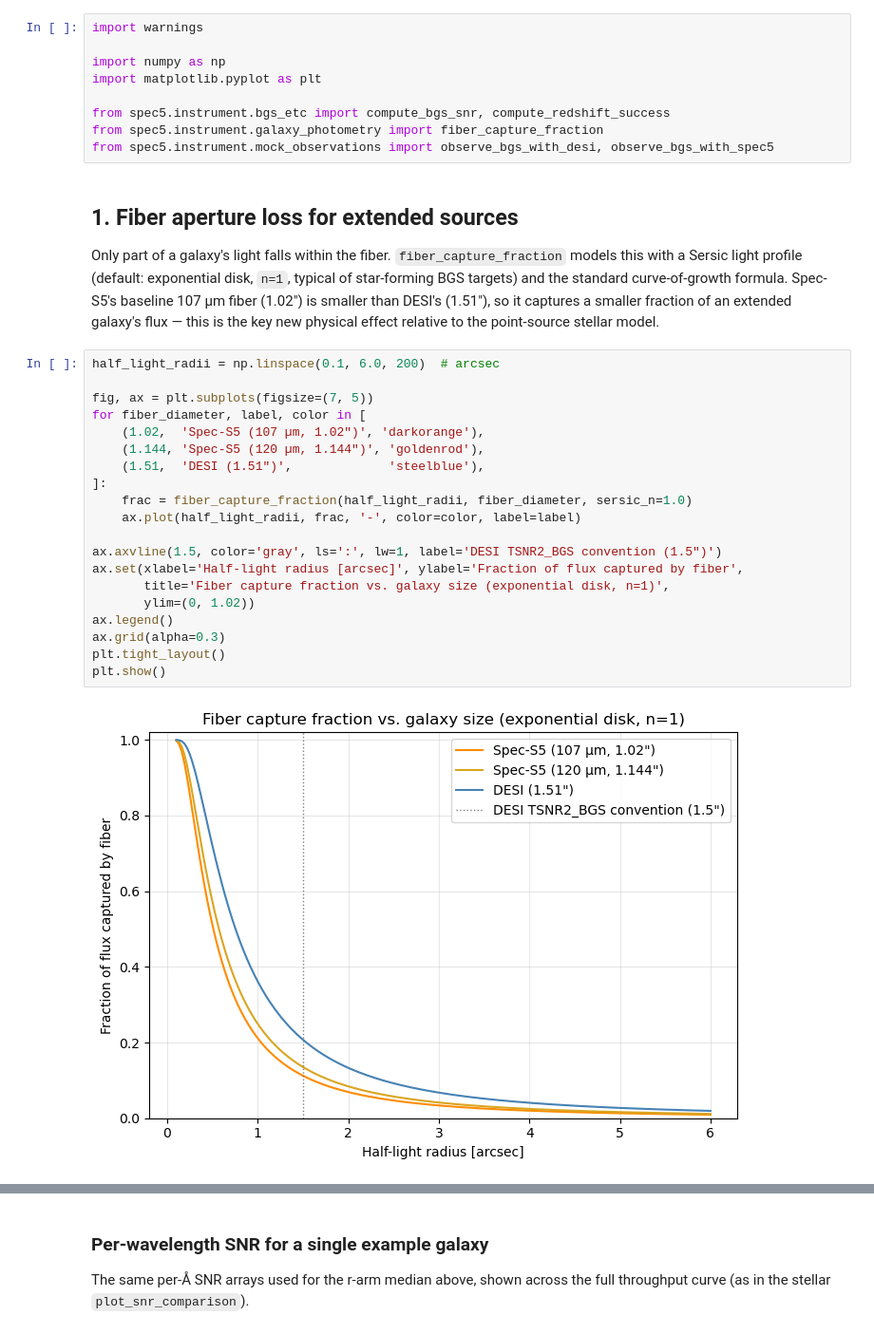
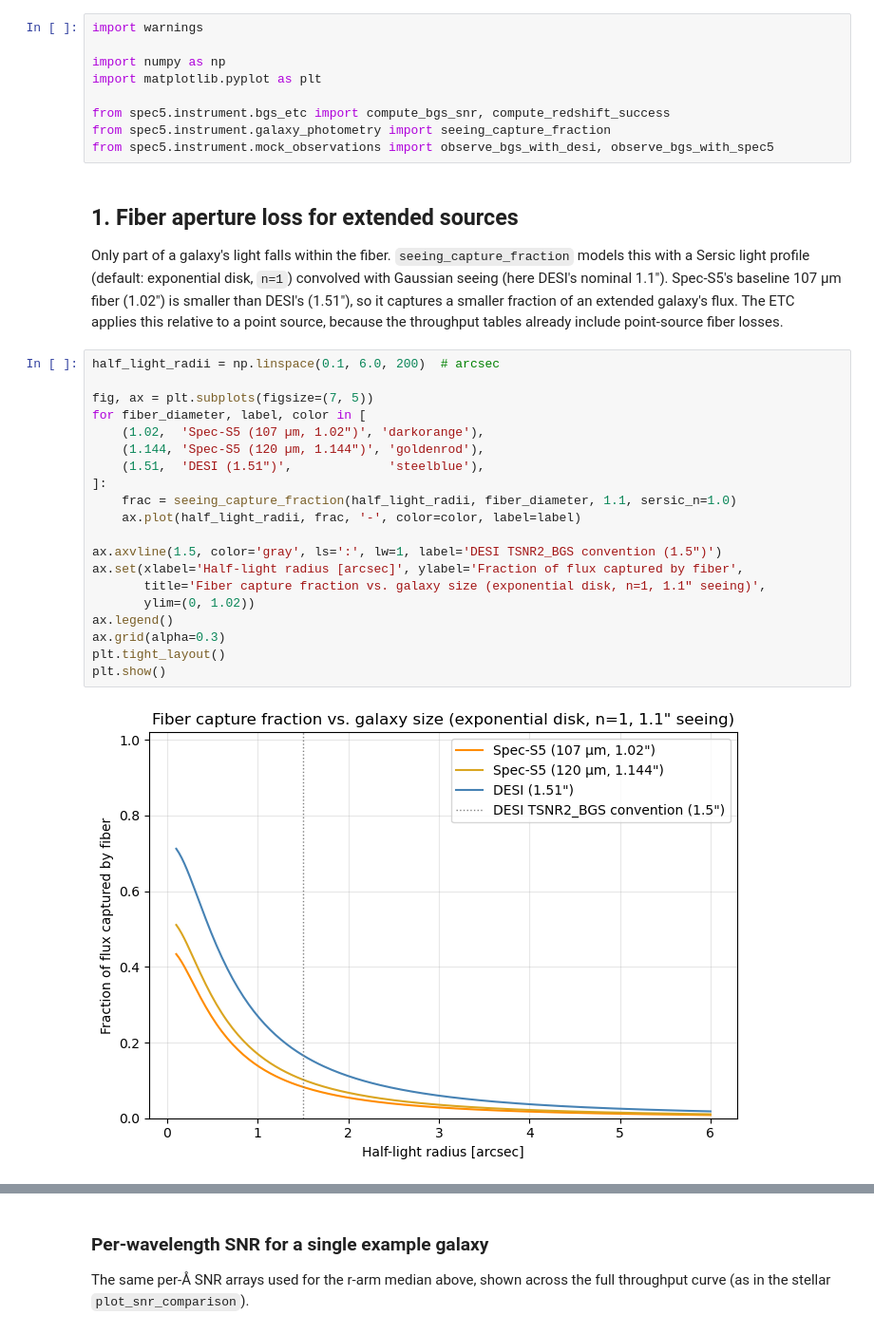
Before and after one commit to spec-s5/spec-s5-instrument, a Jupyter notebook: notebooks/BGS_SNR_ETC.ipynb, the cells around one changed output, grey strips where cells are left out. Shown at 95% size. Drawn from its saved outputs; the diff is of its cells as text.

```diff
--- a/notebooks/BGS_SNR_ETC.ipynb
+++ b/notebooks/BGS_SNR_ETC.ipynb
@@ -25,40 +25,39 @@ import numpy as np
 import matplotlib.pyplot as plt
 
 from spec5.instrument.bgs_etc import compute_bgs_snr, compute_redshift_success
-from spec5.instrument.galaxy_photometry import fiber_capture_fraction
+from spec5.instrument.galaxy_photometry import seeing_capture_fraction
 from spec5.instrument.mock_observations import observe_bgs_with_desi, observe_bgs_with_spec5
 # %% [markdown]
 ## 1. Fiber aperture loss for extended sources
 
-Only part of a galaxy's light falls within the fiber. `fiber_capture_fraction`
-models this with a Sersic light profile (default: exponential disk, `n=1`,
-typical of star-forming BGS targets) and the standard curve-of-growth
-formula. Spec-S5's baseline 107 µm fiber (1.02") is smaller than DESI's
-(1.51"), so it captures a smaller fraction of an extended galaxy's flux —
-this is the key new physical effect relative to the point-source stellar
-model.
+Only part of a galaxy's light falls within the fiber. `seeing_capture_fraction`
+models this with a Sersic light profile (default: exponential disk, `n=1`)
+convolved with Gaussian seeing (here DESI's nominal 1.1"). Spec-S5's baseline
+107 µm fiber (1.02") is smaller than DESI's (1.51"), so it captures a smaller
+fraction of an extended galaxy's flux. The ETC applies this relative to a point
+source, because the throughput tables already include point-source fiber losses.
 # %%
 half_light_radii = np.linspace(0.1, 6.0, 200)  # arcsec
 
 fig, ax = plt.subplots(figsize=(7, 5))
 for fiber_diameter, label, color in [
     (1.02,  'Spec-S5 (107 µm, 1.02")', 'darkorange'),
     (1.144, 'Spec-S5 (120 µm, 1.144")', 'goldenrod'),
     (1.51,  'DESI (1.51")',             'steelblue'),
 ]:
-    frac = fiber_capture_fraction(half_light_radii, fiber_diameter, sersic_n=1.0)
+    frac = seeing_capture_fraction(half_light_radii, fiber_diameter, 1.1, sersic_n=1.0)
     ax.plot(half_light_radii, frac, '-', color=color, label=label)
 
 ax.axvline(1.5, color='gray', ls=':', lw=1, label='DESI TSNR2_BGS convention (1.5")')
 ax.set(xlabel='Half-light radius [arcsec]', ylabel='Fraction of flux captured by fiber',
-       title='Fiber capture fraction vs. galaxy size (exponential disk, n=1)',
+       title='Fiber capture fraction vs. galaxy size (exponential disk, n=1, 1.1" seeing)',
        ylim=(0, 1.02))
 ax.legend()
 ax.grid(alpha=0.3)
 plt.tight_layout()
 plt.show()
 # %% [output]
-[figure, old version]
+[figure, new version]
 # %% [markdown]
 ## 2. r-arm continuum SNR: `compute_bgs_snr`
 
```
Also changed, not shown: parts of 12 cells of this notebook, 15 other files.
